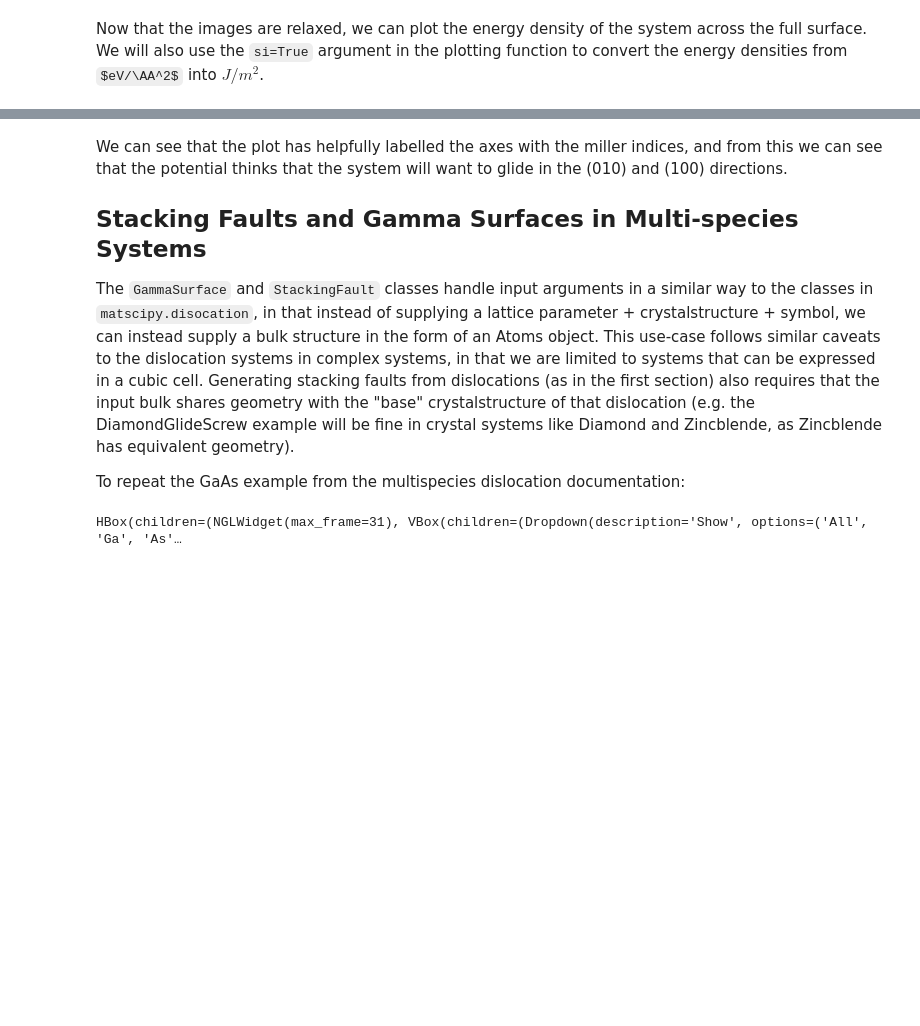
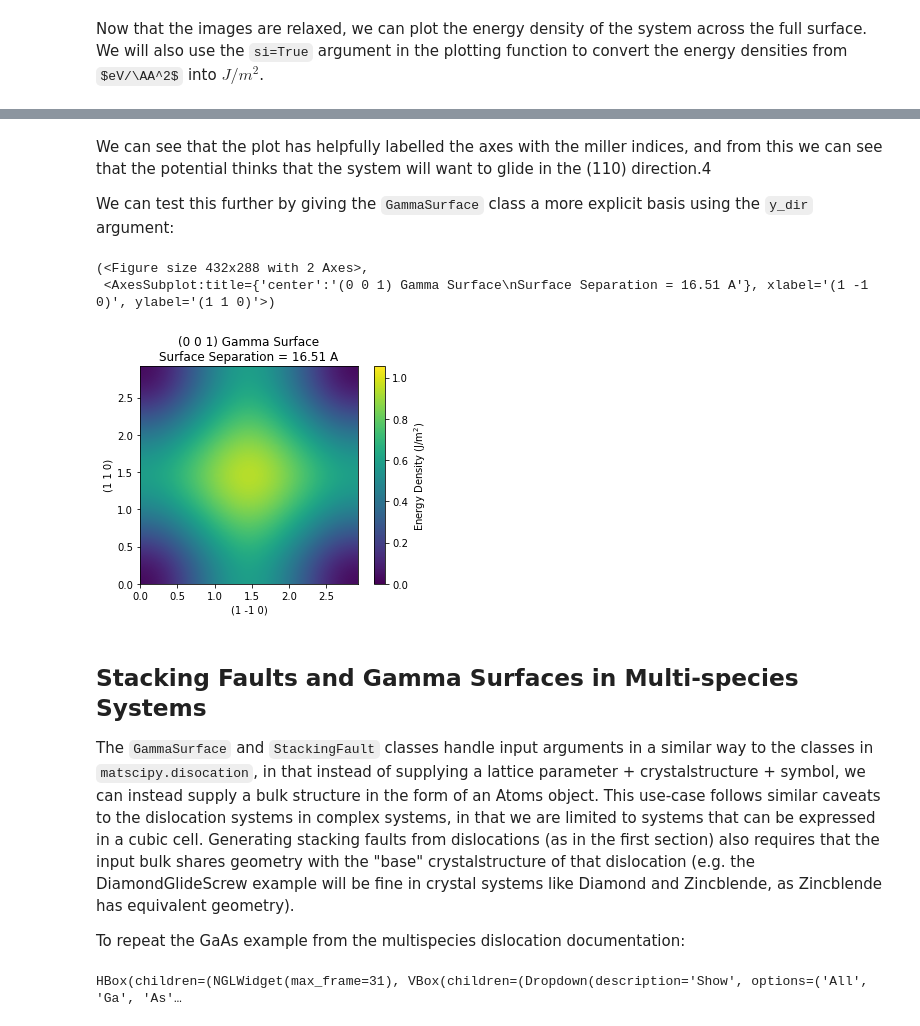
Before and after one commit to libAtoms/matscipy, a Jupyter notebook: docs/applications/gamma_surfaces.ipynb, the cells around one changed output, grey strips where cells are left out. Saved outputs shown, nothing was run; the diff lists cells and outputs as text; code cells hidden in the pictures; some formulas as TeX source; blank space fills up the shorter version.

Commit message:
DOC: Switch to FCC Al to show change of basis

```diff
--- a/docs/applications/gamma_surfaces.ipynb
+++ b/docs/applications/gamma_surfaces.ipynb
@@ -165,5 +167,21 @@ surface.plot_gamma_surface(si=True)
+# %% [markdown]
+We can see that the plot has helpfully labelled the axes with the miller indices, and from this we can see that the potential thinks that the system will want to glide in the (110) direction.4
+
+We can test this further by giving the `GammaSurface` class a more explicit basis using the `y_dir` argument:
+# %%
+surface = GammaSurface(alat, surface_direction=[0, 0, 1], y_dir=[1, 1, 0], crystalstructure="fcc", symbol="Al")
+surface.generate_images(nx=5,
+                        ny=5,
+                        z_replications=4)
+
+Es = surface.get_surface_energies(calc, relax=True)
+surface.plot_gamma_surface(si=True)
+# %% [output]
+(<Figure size 432x288 with 2 Axes>,
+ <AxesSubplot:title={'center':'(0 0 1) Gamma Surface\nSurface Separation = 16.51 A'}, xlabel='(1 -1 0)', ylabel='(1 1 0)'>)
+[figure, added]
 # %% [markdown]
-We can see that the plot has helpfully labelled the axes with the miller indices, and from this we can see that the potential thinks that the system will want to glide in the (010) and (100) directions.
+
 
 ## Stacking Faults and Gamma Surfaces in Multi-species Systems
 The `GammaSurface` and `StackingFault` classes handle input arguments in a similar way to the classes in `matscipy.disocation`, in that instead of supplying a lattice parameter + crystalstructure + symbol, we can instead supply a bulk structure in the form of an Atoms object. This use-case follows similar caveats to the dislocation systems in complex systems, in that we are limited to systems that can be expressed in a cubic cell. Generating stacking faults from dislocations (as in the first section) also requires that the input bulk shares geometry with the "base" crystalstructure of that dislocation (e.g. the DiamondGlideScrew example will be fine in crystal systems like Diamond and Zincblende, as Zincblende has equivalent geometry).
```
Also changed, not shown: parts of 5 cells of this notebook.
